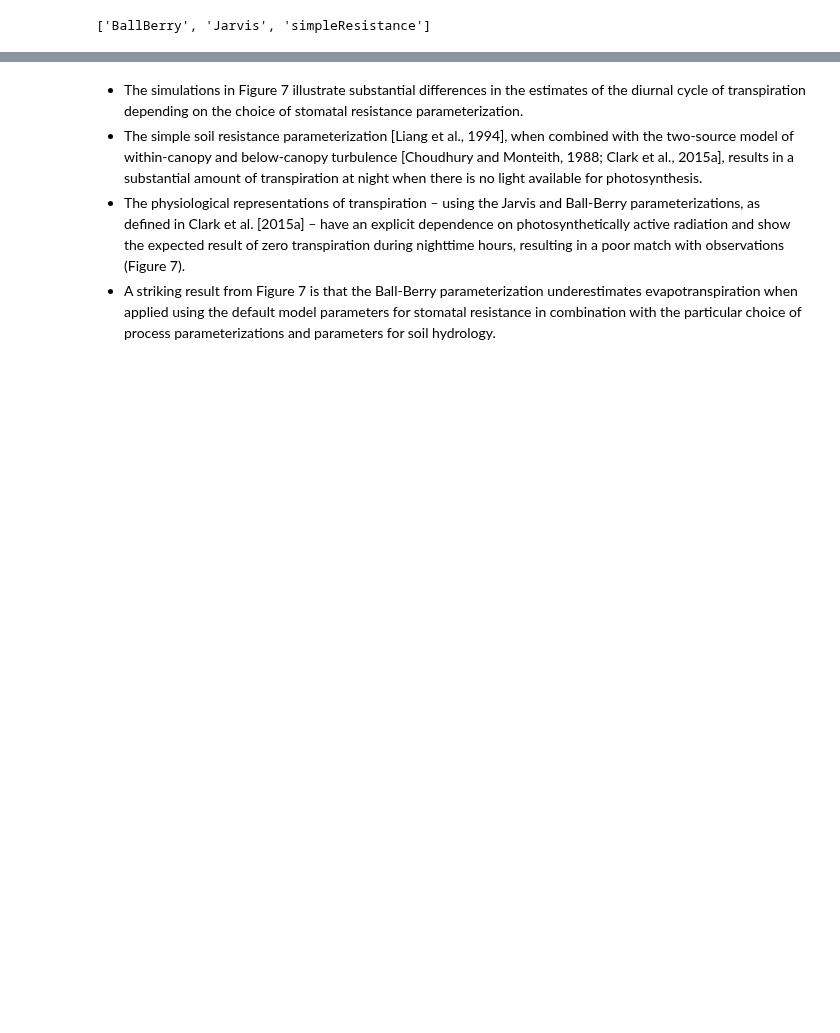
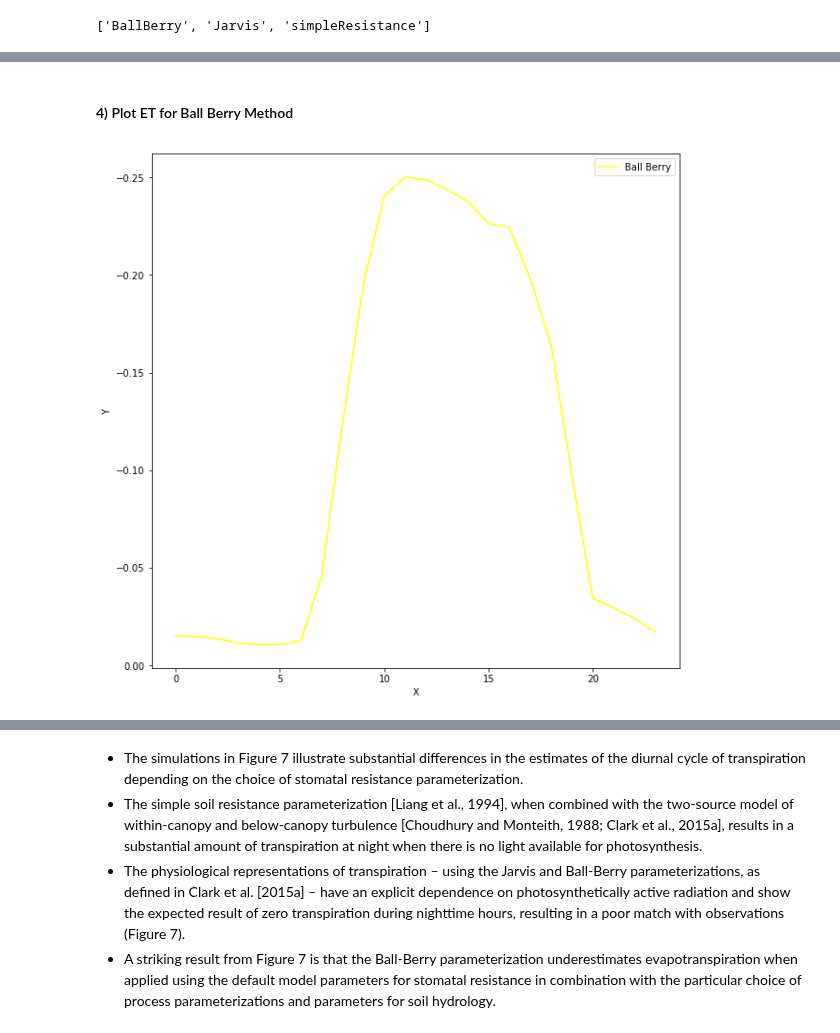
Before and after one commit to UW-Hydro/pysumma, a Jupyter notebook: pySUMMA_Demo_Example_FIg7.ipynb, the cells around one changed output, grey strips where cells are left out. Saved outputs shown, nothing was run; the diff lists cells and outputs as text; code cells hidden in the pictures; blank space fills up the shorter version.

```diff
--- a/pySUMMA_Demo_Example_FIg7.ipynb
+++ b/pySUMMA_Demo_Example_FIg7.ipynb
@@ -200,0 +118,3 @@ ET_Combine.columns = ['Ball-Berry', 'Jarvis', 'Simple resistance']
+# %%
+S.decision_obj.stomResist.value = 'BallBerry'
+results_BallBerry = S.execute(run_suffix="BallBerry")
@@ -200,0 +177,10 @@ ET_Combine.columns = ['Ball-Berry', 'Jarvis', 'Simple resistance']
+# %% [markdown]
+#### 4) Plot ET for Ball Berry Method
+# %%
+BallBerry_table = BallBerry_hour
+BallBerry_table.columns = ['Ball Berry']
+BallBerry_graph = BallBerry_table.plot(color='yellow')
+BallBerry_graph.set(xlabel='X', ylabel='Y')
+BallBerry_graph.invert_yaxis()
+# %% [output]
+[figure, added]
```
Also changed, not shown: parts of 107 cells of this notebook.
